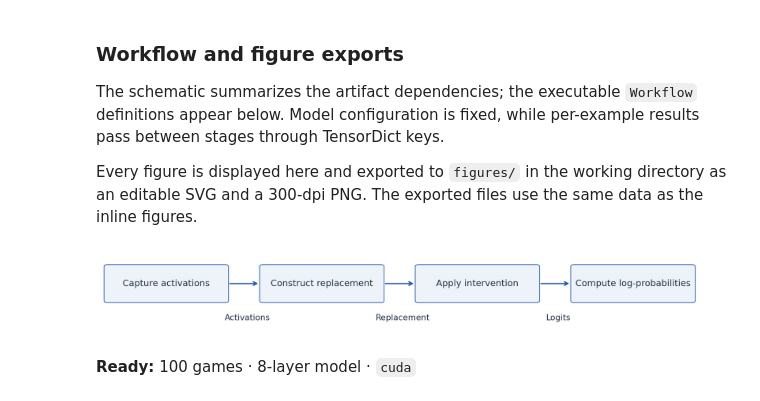
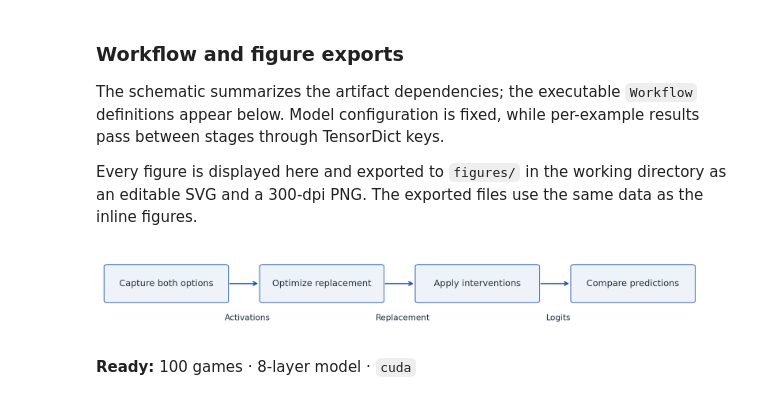
Before and after one commit to Xmaster6y/tdhook, a Jupyter notebook: docs/source/notebooks/tutorials/othello-research-reproduction.ipynb, the cells around one changed output. Cells and saved outputs as stored; diff of their text form; code cells hidden in the pictures.

```diff
--- a/docs/source/notebooks/tutorials/othello-research-reproduction.ipynb
+++ b/docs/source/notebooks/tutorials/othello-research-reproduction.ipynb
@@ -55,12 +55,12 @@ from notebook_figures import STYLE, draw_board, finish_figure, workflow_figure
 plt.rcParams.update(STYLE)
 # %%
 workflow_figure(
-    ["Capture activations", "Construct replacement", "Apply intervention", "Compute log-probabilities"],
+    ["Capture both options", "Optimize replacement", "Apply interventions", "Compare predictions"],
     ["Activations", "Replacement", "Logits"],
     "othello-research-reproduction-workflow",
 );
 # %% [output]
-[figure, old version]
+[figure, new version]
 # %%
 from tdhook.workflow import Workflow
 
```
Also changed, not shown: parts of 11 cells of this notebook, 6 other files.
